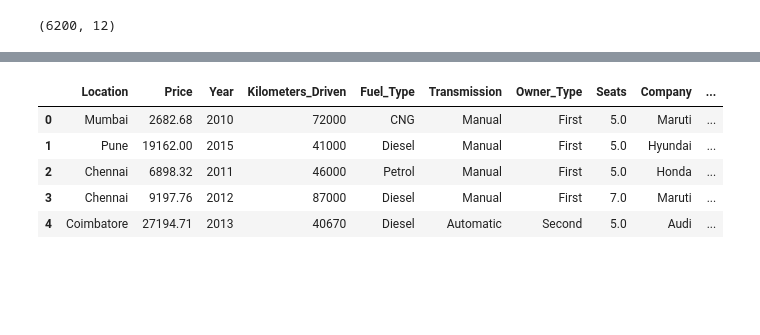
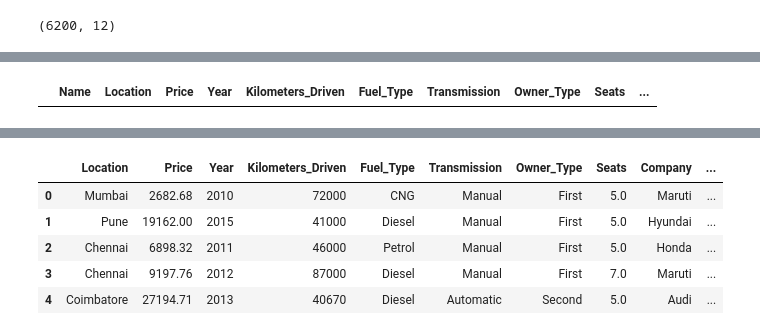
Before and after one commit to Choi-HanEol/Posco_BigData, a Jupyter notebook: Car/preprocessingData.ipynb, the cells around one changed output, grey strips where cells are left out. Drawn from its saved outputs; the diff is of its cells as text; code cells hidden in the pictures; blank space fills up the shorter version.

```diff
--- a/preprocessingData.ipynb
+++ b/Car/preprocessingData.ipynb
@@ -172,9 +179,13 @@ dict_Mileage = {
     "Land Rover Freelander 2 TD4 HSE" : [12.39],
     "Hyundai Santro LP - Euro II" : [None],
     "Toyota Qualis Fleet A3" : [None],
-    "Mahindra Jeep MM 540 DP" : [10.0]
-
-}
+    "Mahindra Jeep MM 540 DP" : [10.0],
+    "Hyundai Santro LP zipPlus" : [20.0],
+    "Hyundai Santro GLS II - Euro II" : [16.0],
+    "Fiat Siena 1.2 ELX" : [12.0],
+    "Hyundai Santro LP - Euro II" : [14.0],
+    "Toyota Qualis Fleet A3" : [11.0]
+    }
 for key, value in dict_Mileage.items():
     df_raw.loc[df_raw["Name"] == key, "Mileage"] = value[0]
 # %%
@@ -346,8 +357,13 @@ df_raw.head()
 | 4 | Audi A4 New 2.0 TDI Multitronic | Coimbatore | 27194.71 | 2013 | 40670 | Diesel | Automatic | Second | 15.2 kmpl | ... |
 # %%
 df_raw = df_raw.drop(columns=["Engine", "Mileage", "Power"])
-# df_raw = df_raw.dropna()
-df_raw = df_raw[df_raw['Mileage(km/L)'] != 'None']
+
+# df_raw = df_raw[df_raw['Mileage(km/L)'] != 'None']
+# df_raw = df_raw.dropna(axis=0)
+
+df_raw[df_raw['Mileage(km/L)'] == 'None']
+# %% [output]
+|  | Name | Location | Price | Year | Kilometers_Driven | Fuel_Type | Transmission | Owner_Type | Seats | ... |
 # %%
 df_raw.reset_index(inplace=False, drop=True)
 # %% [output]
```
Also changed, not shown: parts of 12 cells of this notebook, 9 other files.
